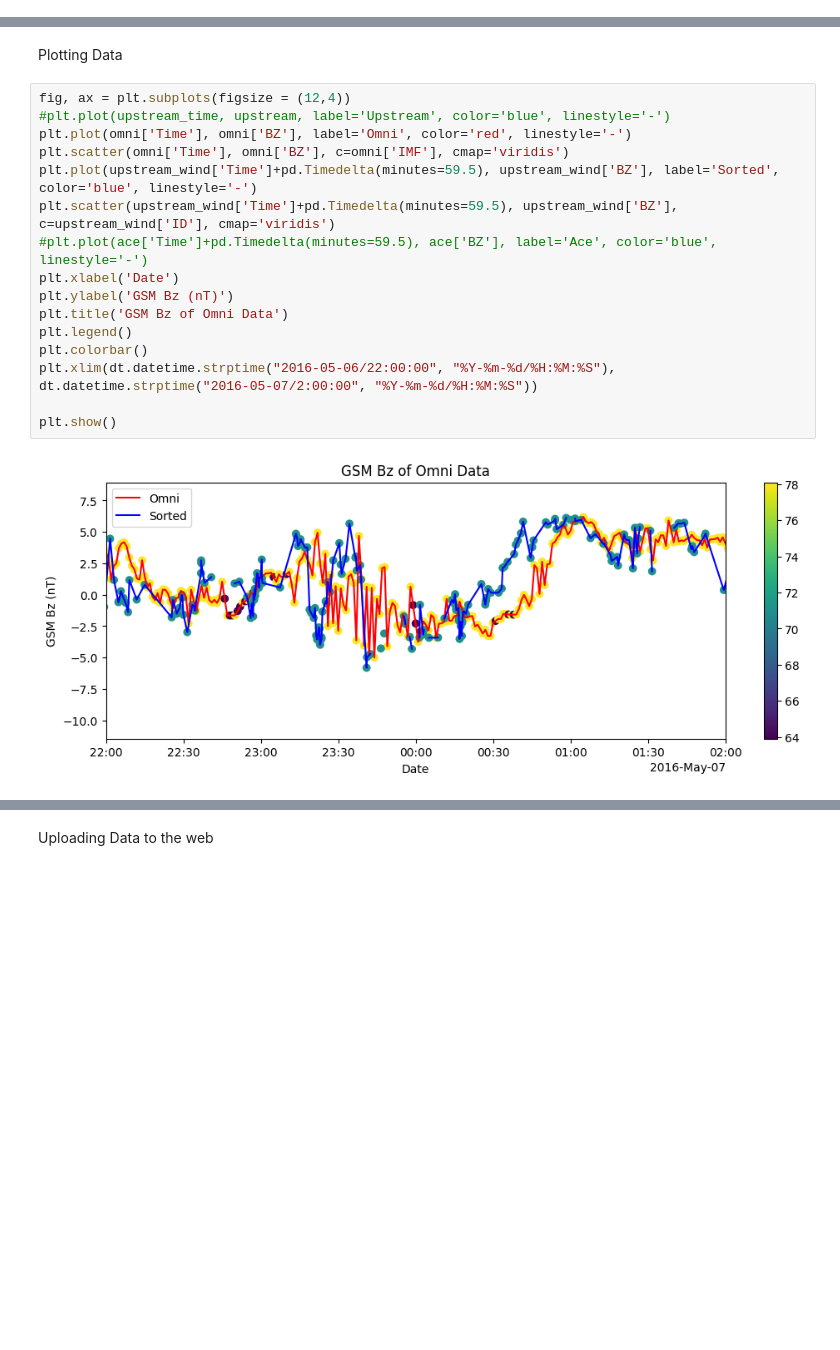
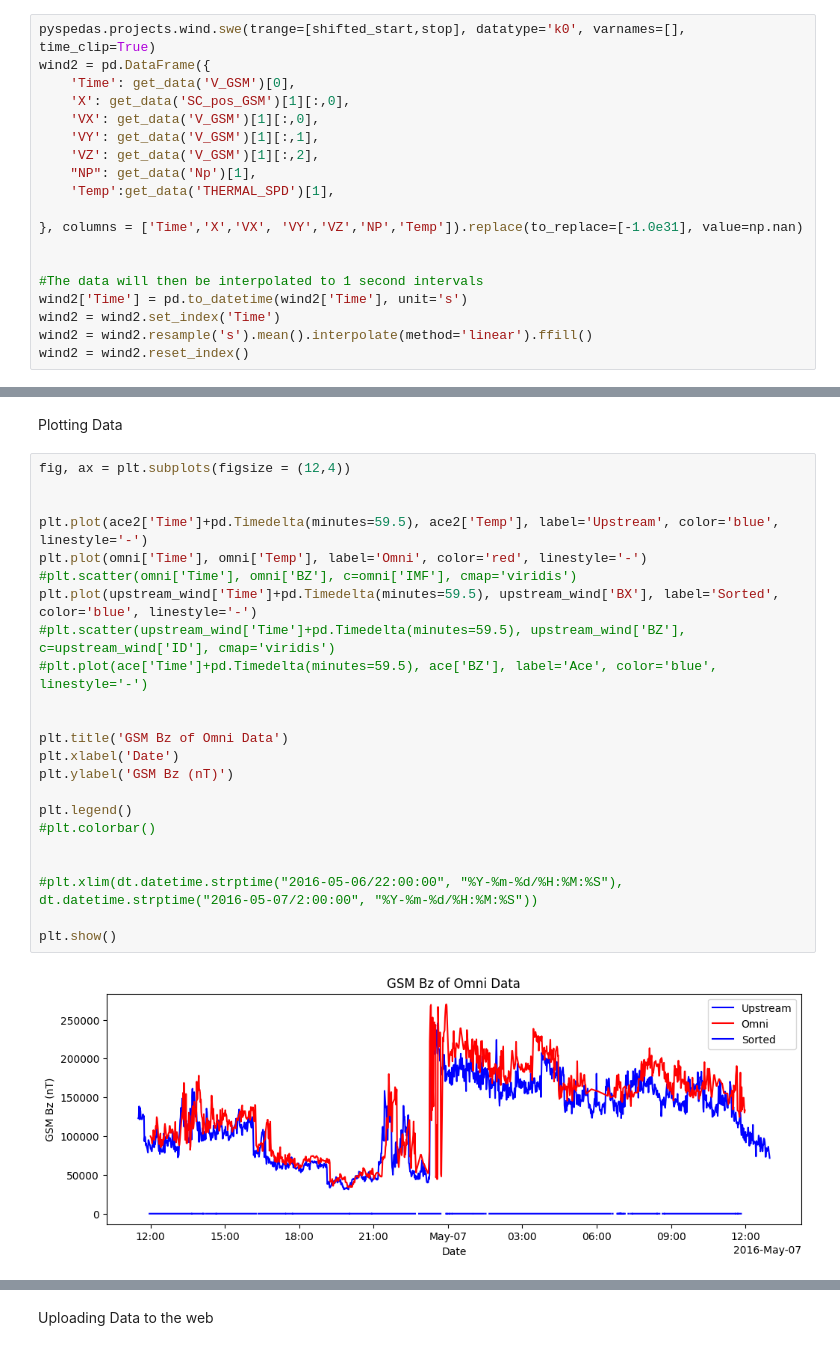
Before and after one commit to brianli755/L1_Prop, a Jupyter notebook: WindOrAce.ipynb, the cells around one changed output, grey strips where cells are left out. Drawn from its saved outputs; the diff is of its cells as text; blank space fills up the shorter version.

Commit message:
Ive allowed the code to output, BX,BY,BZ,VX,VY,VZ,NP,X, however I havent figured out how to output Temp

```diff
--- a/WindOrAce.ipynb
+++ b/WindOrAce.ipynb
@@ -141,0 +170,19 @@ wind = wind.reset_index()
+# %%
+pyspedas.projects.wind.swe(trange=[shifted_start,stop], datatype='k0', varnames=[], time_clip=True)
+wind2 = pd.DataFrame({
+    'Time': get_data('V_GSM')[0],
+    'X': get_data('SC_pos_GSM')[1][:,0],
+    'VX': get_data('V_GSM')[1][:,0],
+    'VY': get_data('V_GSM')[1][:,1],
+    'VZ': get_data('V_GSM')[1][:,2],
+    "NP": get_data('Np')[1],
+    'Temp':get_data('THERMAL_SPD')[1],
+
+}, columns = ['Time','X','VX', 'VY','VZ','NP','Temp']).replace(to_replace=[-1.0e31], value=np.nan)
+
+
+#The data will then be interpolated to 1 second intervals
+wind2['Time'] = pd.to_datetime(wind2['Time'], unit='s')
+wind2 = wind2.set_index('Time')
+wind2 = wind2.resample('s').mean().interpolate(method='linear').ffill()
+wind2 = wind2.reset_index()
@@ -203,21 +317,28 @@ upstream_wind = upstream_wind.reset_index()
 Plotting Data
 # %%
 fig, ax = plt.subplots(figsize = (12,4))
-#plt.plot(upstream_time, upstream, label='Upstream', color='blue', linestyle='-')
-plt.plot(omni['Time'], omni['BZ'], label='Omni', color='red', linestyle='-')
-plt.scatter(omni['Time'], omni['BZ'], c=omni['IMF'], cmap='viridis')
-plt.plot(upstream_wind['Time']+pd.Timedelta(minutes=59.5), upstream_wind['BZ'], label='Sorted', color='blue', linestyle='-')
-plt.scatter(upstream_wind['Time']+pd.Timedelta(minutes=59.5), upstream_wind['BZ'], c=upstream_wind['ID'], cmap='viridis')
+
+
+plt.plot(ace2['Time']+pd.Timedelta(minutes=59.5), ace2['Temp'], label='Upstream', color='blue', linestyle='-')
+plt.plot(omni['Time'], omni['Temp'], label='Omni', color='red', linestyle='-')
+#plt.scatter(omni['Time'], omni['BZ'], c=omni['IMF'], cmap='viridis')
+plt.plot(upstream_wind['Time']+pd.Timedelta(minutes=59.5), upstream_wind['BX'], label='Sorted', color='blue', linestyle='-')
+#plt.scatter(upstream_wind['Time']+pd.Timedelta(minutes=59.5), upstream_wind['BZ'], c=upstream_wind['ID'], cmap='viridis')
 #plt.plot(ace['Time']+pd.Timedelta(minutes=59.5), ace['BZ'], label='Ace', color='blue', linestyle='-')
+
+
+plt.title('GSM Bz of Omni Data')
 plt.xlabel('Date')
 plt.ylabel('GSM Bz (nT)')
-plt.title('GSM Bz of Omni Data')
+
 plt.legend()
-plt.colorbar()
-plt.xlim(dt.datetime.strptime("2016-05-06/22:00:00", "%Y-%m-%d/%H:%M:%S"), dt.datetime.strptime("2016-05-07/2:00:00", "%Y-%m-%d/%H:%M:%S"))
+#plt.colorbar()
+
+
+#plt.xlim(dt.datetime.strptime("2016-05-06/22:00:00", "%Y-%m-%d/%H:%M:%S"), dt.datetime.strptime("2016-05-07/2:00:00", "%Y-%m-%d/%H:%M:%S"))
 
 plt.show()
 # %% [output]
-[figure, old version]
+[figure, new version]
 # %%
 fig, ax = plt.subplots(figsize = (12,12))
```
Also changed, not shown: parts of 14 cells of this notebook, 5 other files.
